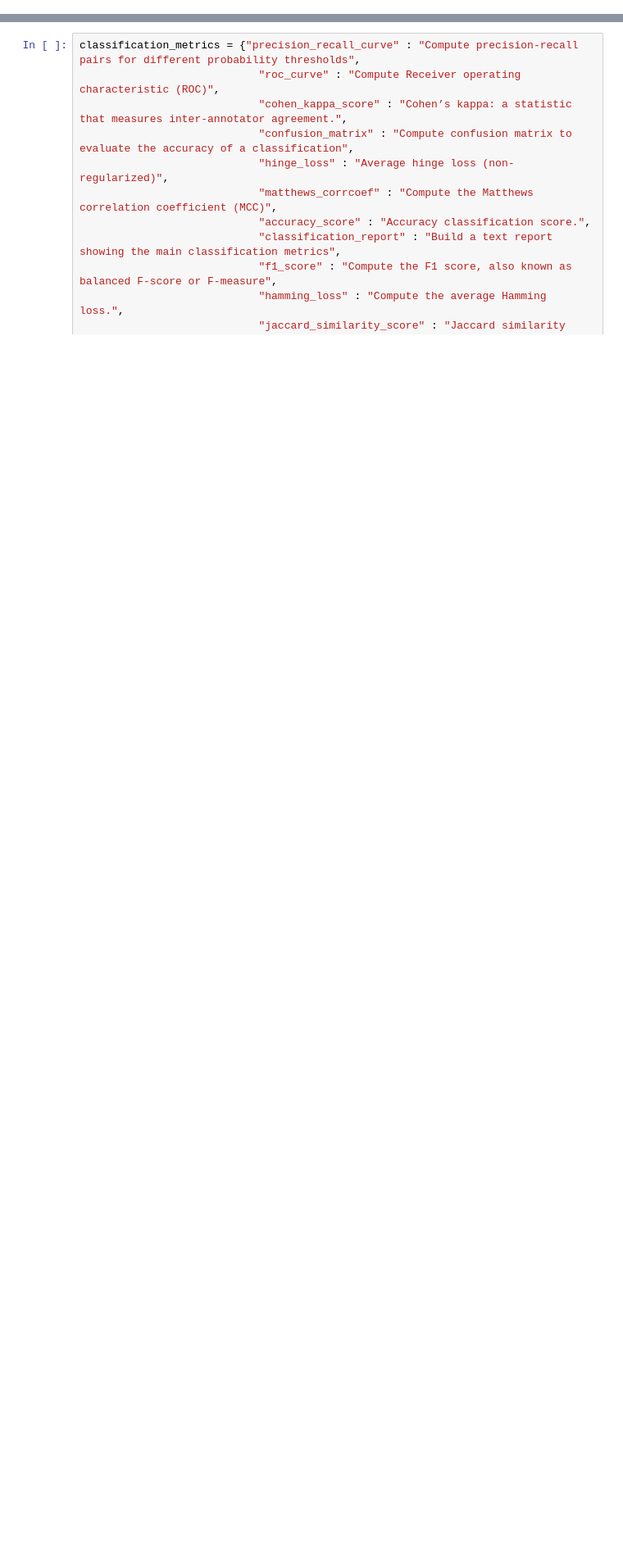
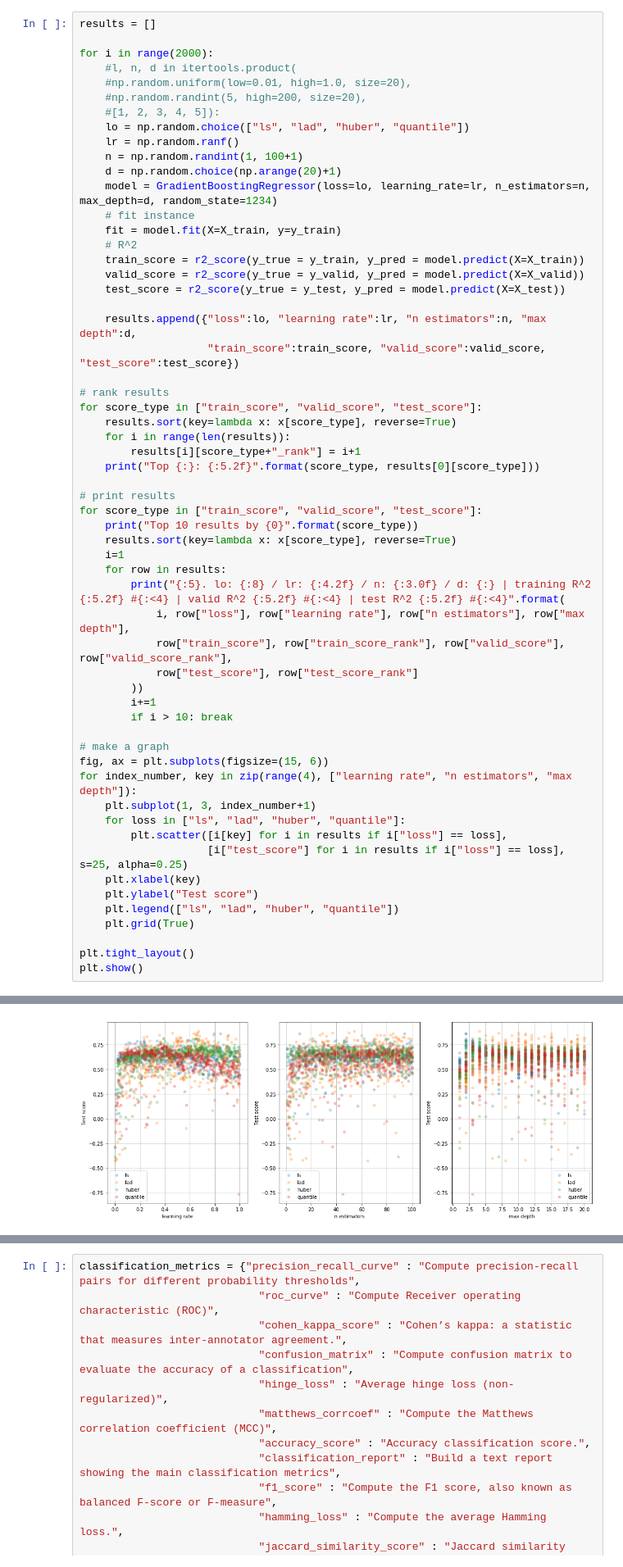
Before and after one commit to sjchiass/ml_guides, a Jupyter notebook: Statistical Learning/3_Model_Evaluation.ipynb, the cells around one changed output, grey strips where cells are left out. Shown at 82% size. Saved outputs shown, nothing was run; the diff lists cells and outputs as text; blank space fills up the shorter version.

```diff
--- a/Statistical Learning/3_Model_Evaluation.ipynb
+++ b/Statistical Learning/3_Model_Evaluation.ipynb
@@ -31,0 +416,59 @@ X, y = datasets.make_moons(n_samples=1000, noise=0.3)
+# %%
+results = []
+
+for i in range(2000):
+    #l, n, d in itertools.product(
+    #np.random.uniform(low=0.01, high=1.0, size=20),
+    #np.random.randint(5, high=200, size=20),
+    #[1, 2, 3, 4, 5]):
+    lo = np.random.choice(["ls", "lad", "huber", "quantile"])
+    lr = np.random.ranf()
+    n = np.random.randint(1, 100+1)
+    d = np.random.choice(np.arange(20)+1)
+    model = GradientBoostingRegressor(loss=lo, learning_rate=lr, n_estimators=n, max_depth=d, random_state=1234)
+    # fit instance
+    fit = model.fit(X=X_train, y=y_train)
+    # R^2
+    train_score = r2_score(y_true = y_train, y_pred = model.predict(X=X_train))
+    valid_score = r2_score(y_true = y_valid, y_pred = model.predict(X=X_valid))
+    test_score = r2_score(y_true = y_test, y_pred = model.predict(X=X_test))
+
+    results.append({"loss":lo, "learning rate":lr, "n estimators":n, "max depth":d,
+                    "train_score":train_score, "valid_score":valid_score, "test_score":test_score})
+
+# rank results
+for score_type in ["train_score", "valid_score", "test_score"]:
+    results.sort(key=lambda x: x[score_type], reverse=True)
+    for i in range(len(results)):
+        results[i][score_type+"_rank"] = i+1
+    print("Top {:}: {:5.2f}".format(score_type, results[0][score_type]))
+
+# print results
+for score_type in ["train_score", "valid_score", "test_score"]:
+    print("Top 10 results by {0}".format(score_type))
+    results.sort(key=lambda x: x[score_type], reverse=True)
+    i=1
+    for row in results:
+        print("{:5}. lo: {:8} / lr: {:4.2f} / n: {:3.0f} / d: {:} | training R^2 {:5.2f} #{:<4} | valid R^2 {:5.2f} #{:<4} | test R^2 {:5.2f} #{:<4}".format(
+            i, row["loss"], row["learning rate"], row["n estimators"], row["max depth"],
+            row["train_score"], row["train_score_rank"], row["valid_score"], row["valid_score_rank"],
+            row["test_score"], row["test_score_rank"]
+        ))
+        i+=1
+        if i > 10: break
+
+# make a graph
+fig, ax = plt.subplots(figsize=(15, 6))
+for index_number, key in zip(range(4), ["learning rate", "n estimators", "max depth"]):
+    plt.subplot(1, 3, index_number+1)
+    for loss in ["ls", "lad", "huber", "quantile"]:
+        plt.scatter([i[key] for i in results if i["loss"] == loss],
+                    [i["test_score"] for i in results if i["loss"] == loss], s=25, alpha=0.25)
+    plt.xlabel(key)
+    plt.ylabel("Test score")
+    plt.legend(["ls", "lad", "huber", "quantile"])
+    plt.grid(True)
+
+plt.tight_layout()
+plt.show()
+# %% [output]
@@ -31,0 +492 @@ X, y = datasets.make_moons(n_samples=1000, noise=0.3)
+[figure, added]
```
Also changed, not shown: parts of 53 cells of this notebook, 3 other files.
